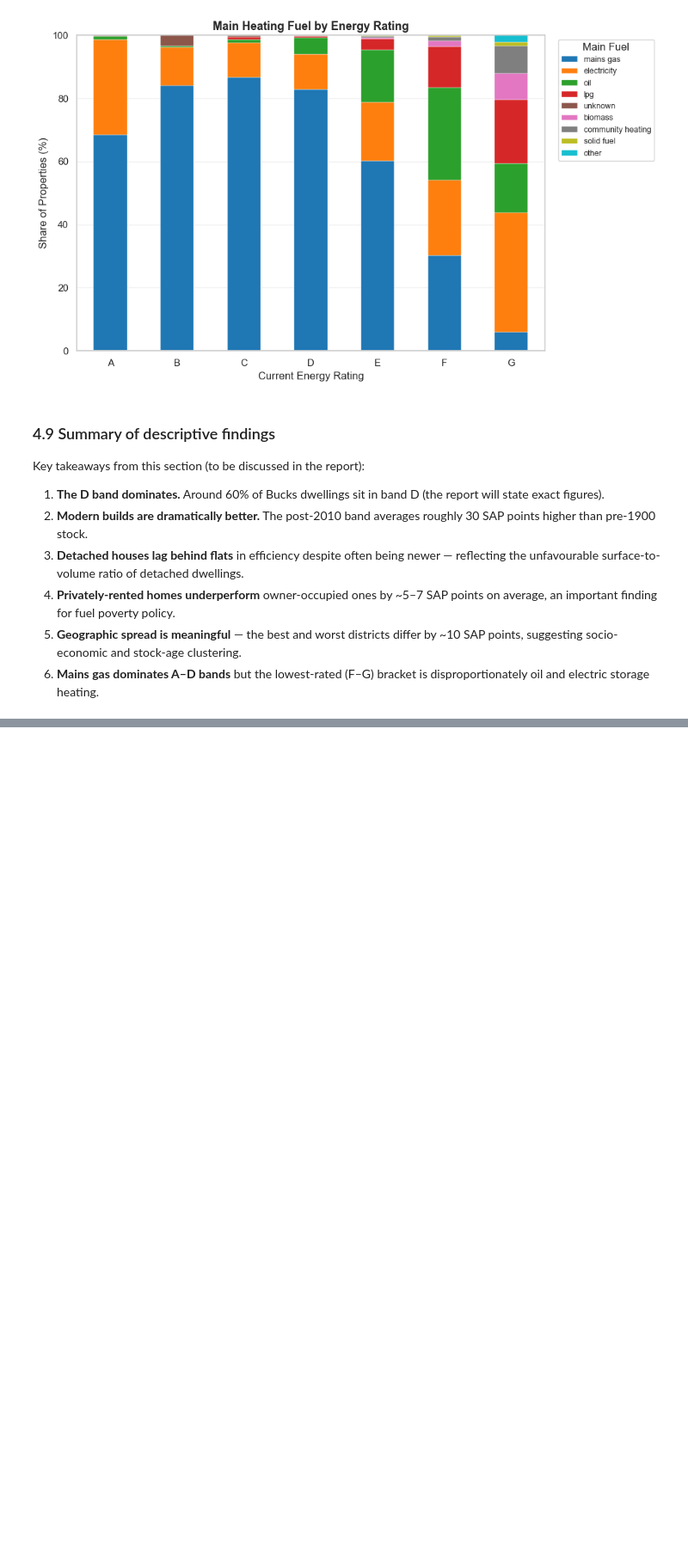
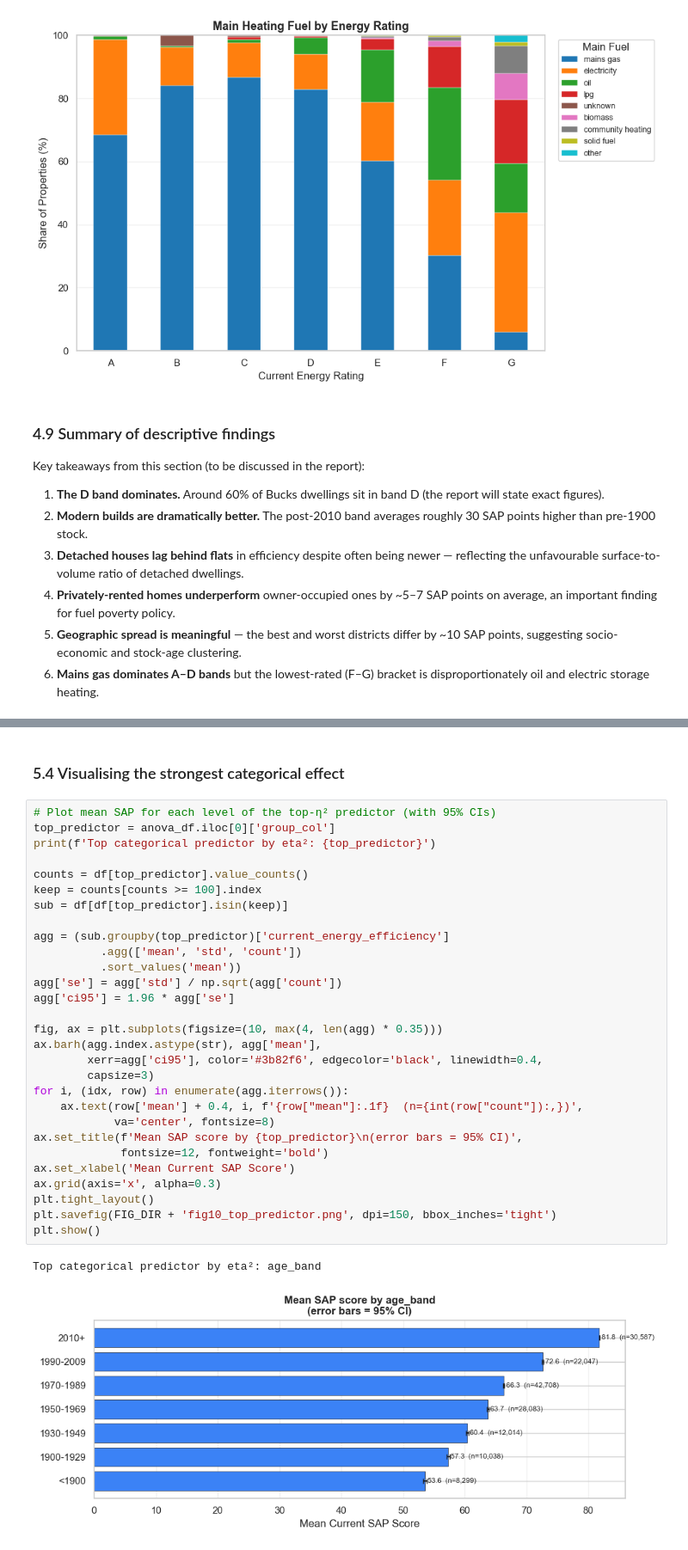
Before and after one commit to Lloydster118/COM6003-Data-Science-CW1, a Jupyter notebook: notebooks/bucks_epc_analysis.ipynb, the cells around one changed output, grey strips where cells are left out. Shown at 86% size. Drawn from its saved outputs; the diff is of its cells as text; blank space fills up the shorter version.

```diff
--- a/notebooks/bucks_epc_analysis.ipynb
+++ b/notebooks/bucks_epc_analysis.ipynb
@@ -974,0 +1212,34 @@ Key takeaways from this section (to be discussed in the report):
+# %% [markdown]
+### 5.4 Visualising the strongest categorical effect
+# %%
+# Plot mean SAP for each level of the top-η² predictor (with 95% CIs)
+top_predictor = anova_df.iloc[0]['group_col']
+print(f'Top categorical predictor by eta²: {top_predictor}')
+
+counts = df[top_predictor].value_counts()
+keep = counts[counts >= 100].index
+sub = df[df[top_predictor].isin(keep)]
+
+agg = (sub.groupby(top_predictor)['current_energy_efficiency']
+          .agg(['mean', 'std', 'count'])
+          .sort_values('mean'))
+agg['se'] = agg['std'] / np.sqrt(agg['count'])
+agg['ci95'] = 1.96 * agg['se']
+
+fig, ax = plt.subplots(figsize=(10, max(4, len(agg) * 0.35)))
+ax.barh(agg.index.astype(str), agg['mean'],
+        xerr=agg['ci95'], color='#3b82f6', edgecolor='black', linewidth=0.4,
+        capsize=3)
+for i, (idx, row) in enumerate(agg.iterrows()):
+    ax.text(row['mean'] + 0.4, i, f'{row["mean"]:.1f}  (n={int(row["count"]):,})',
+            va='center', fontsize=8)
+ax.set_title(f'Mean SAP score by {top_predictor}\n(error bars = 95% CI)',
+             fontsize=12, fontweight='bold')
+ax.set_xlabel('Mean Current SAP Score')
+ax.grid(axis='x', alpha=0.3)
+plt.tight_layout()
+plt.savefig(FIG_DIR + 'fig10_top_predictor.png', dpi=150, bbox_inches='tight')
+plt.show()
+# %% [output]
+Top categorical predictor by eta²: age_band
+[figure, added]
```
Also changed, not shown: parts of 17 cells of this notebook, 4 other files.
